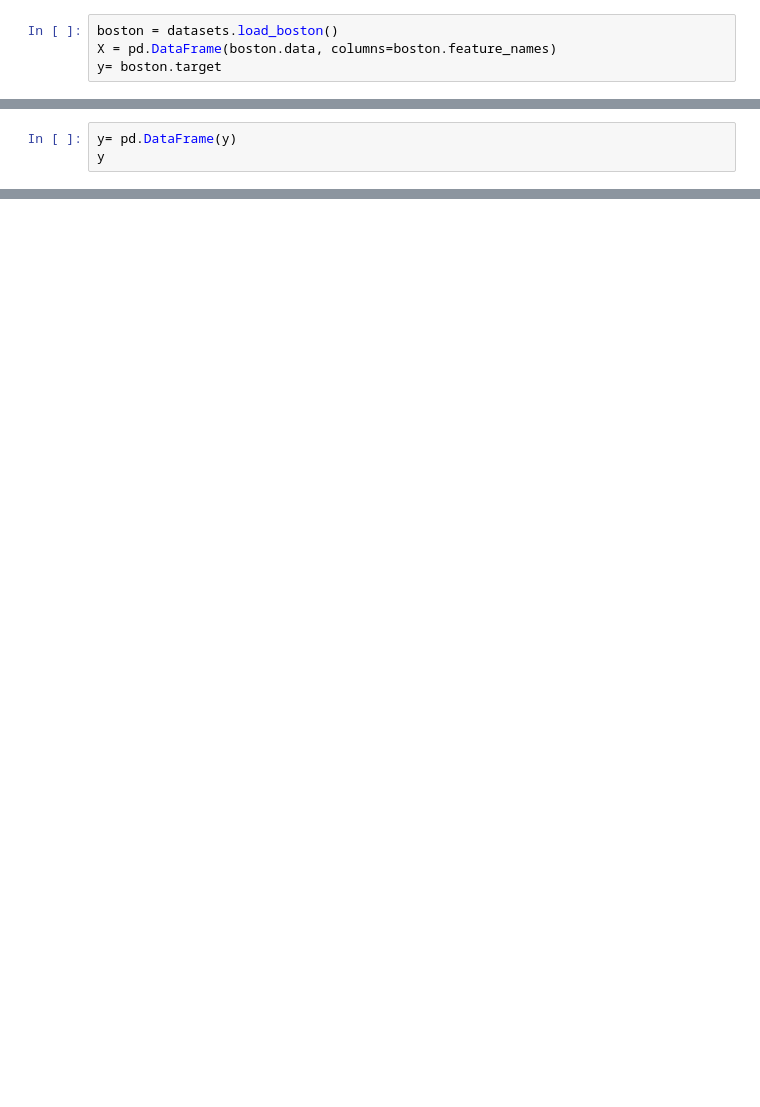
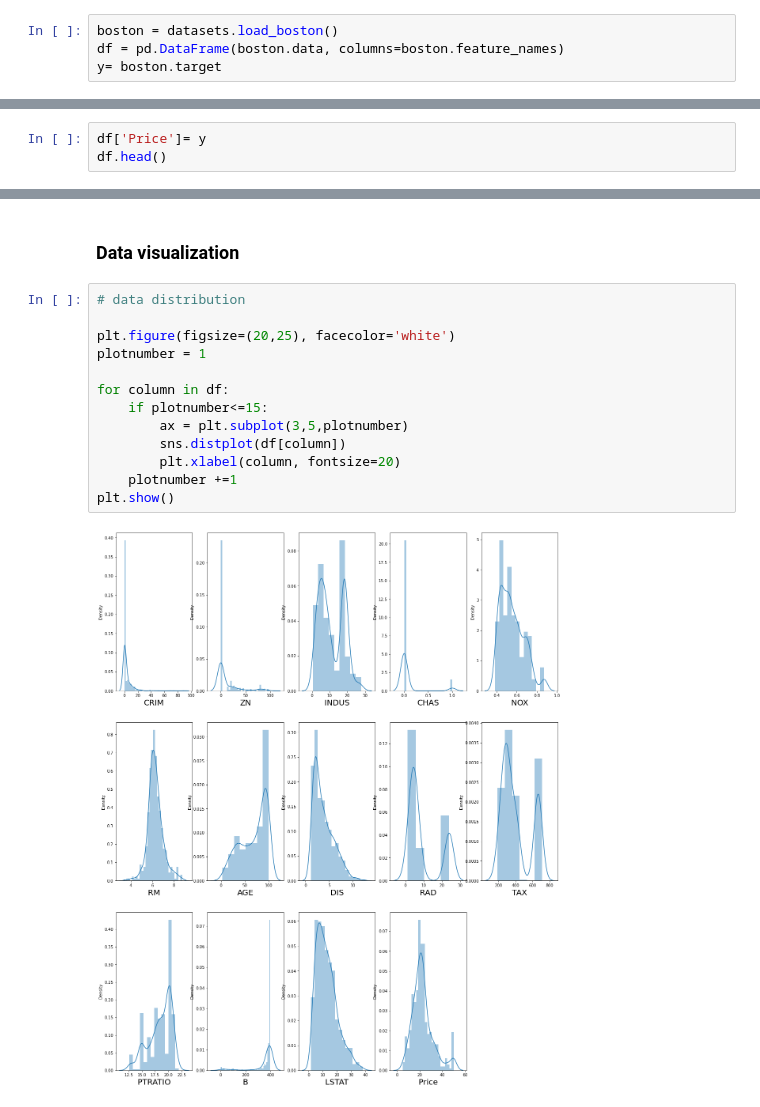
Before and after one commit to covertshark/Assignments, a Jupyter notebook: Random_forest_assignment.ipynb, the cells around one changed output, grey strips where cells are left out. Cells and saved outputs as stored; diff of their text form; blank space fills up the shorter version.

```diff
--- a/Random_forest_assignment.ipynb
+++ b/Random_forest_assignment.ipynb
@@ -11,4 +16,4 @@ from sklearn import datasets
 # %%
 boston = datasets.load_boston()
-X = pd.DataFrame(boston.data, columns=boston.feature_names)
+df = pd.DataFrame(boston.data, columns=boston.feature_names)
 y= boston.target
@@ -31,3 +19,0 @@ X
-# %%
-y= pd.DataFrame(y)
-y
@@ -47,0 +20,3 @@ y
+# %%
+df['Price']= y
+df.head()
@@ -47,0 +42,17 @@ y
+# %% [markdown]
+### Data visualization
+# %%
+# data distribution
+
+plt.figure(figsize=(20,25), facecolor='white')
+plotnumber = 1
+
+for column in df:
+    if plotnumber<=15:
+        ax = plt.subplot(3,5,plotnumber)
+        sns.distplot(df[column])
+        plt.xlabel(column, fontsize=20)
+    plotnumber +=1
+plt.show()
+# %% [output]
+[figure, added]
```
Also changed, not shown: parts of 24 cells of this notebook.
